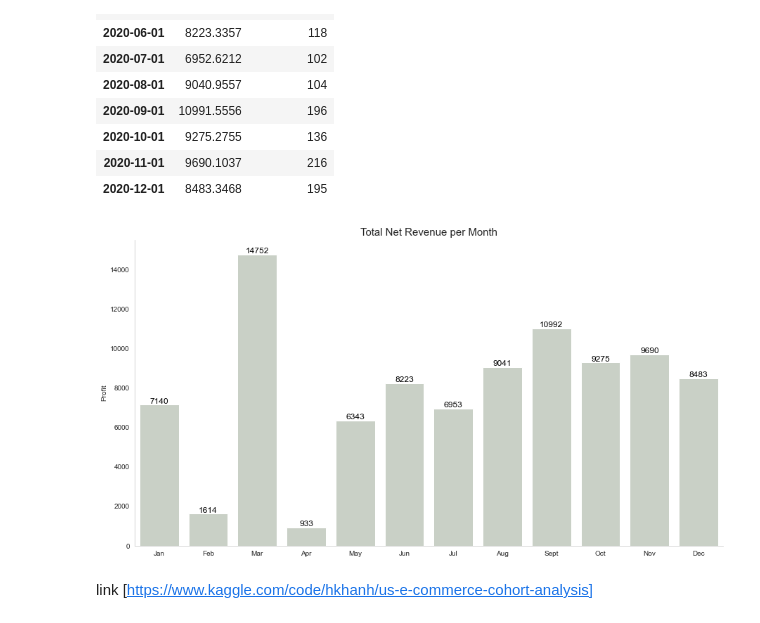
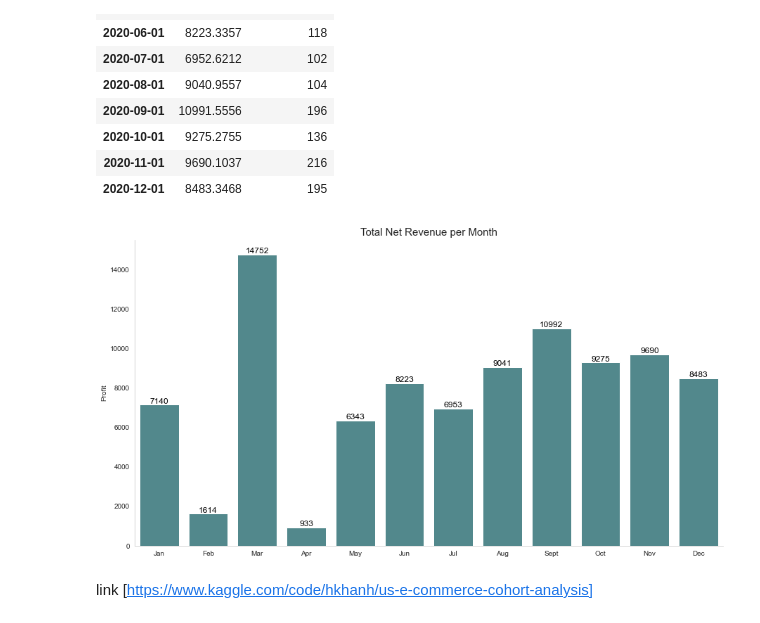
Before and after one commit to adunoluwa1/US-eCommerce-Data-Analysis, a Jupyter notebook: US_eCommerce_Analysis.ipynb, the cells around one changed output. Drawn from its saved outputs; the diff is of its cells as text; code cells hidden in the pictures.

```diff
--- a/US_eCommerce_Analysis.ipynb
+++ b/US_eCommerce_Analysis.ipynb
@@ -325,16 +325,17 @@ monthly_net
 # %%
 fig, ax = plt.subplots(figsize = (15, 8))
 sns.set_style('whitegrid')
-chart = sns.barplot(x = month, y = monthly_net.Profit, ax = ax, color = '#c8d2c4')
+chart = sns.barplot(x = month, y = monthly_net.Profit, ax = ax, color = '#499195')
 
 for y in chart.patches:
              chart.annotate('%.0f' % y.get_height(), (y.get_x() + y.get_width() / 2., y.get_height()), ha='center', va='center', fontsize=12, color='black', xytext=(0, 5), textcoords='offset points')
 
 plt.title('Total Net Revenue per Month', fontsize=15)
 plt.grid(visible=False)
 sns.despine(left = False, right = True, bottom = False, top = True)
 plt.show()
+# c8d2c4
 # %% [output]
-[figure, old version]
+[figure, new version]
 # %% [markdown]
 link [https://www.kaggle.com/code/hkhanh/us-e-commerce-cohort-analysis]
```
Also changed, not shown: parts of 3 cells of this notebook.
